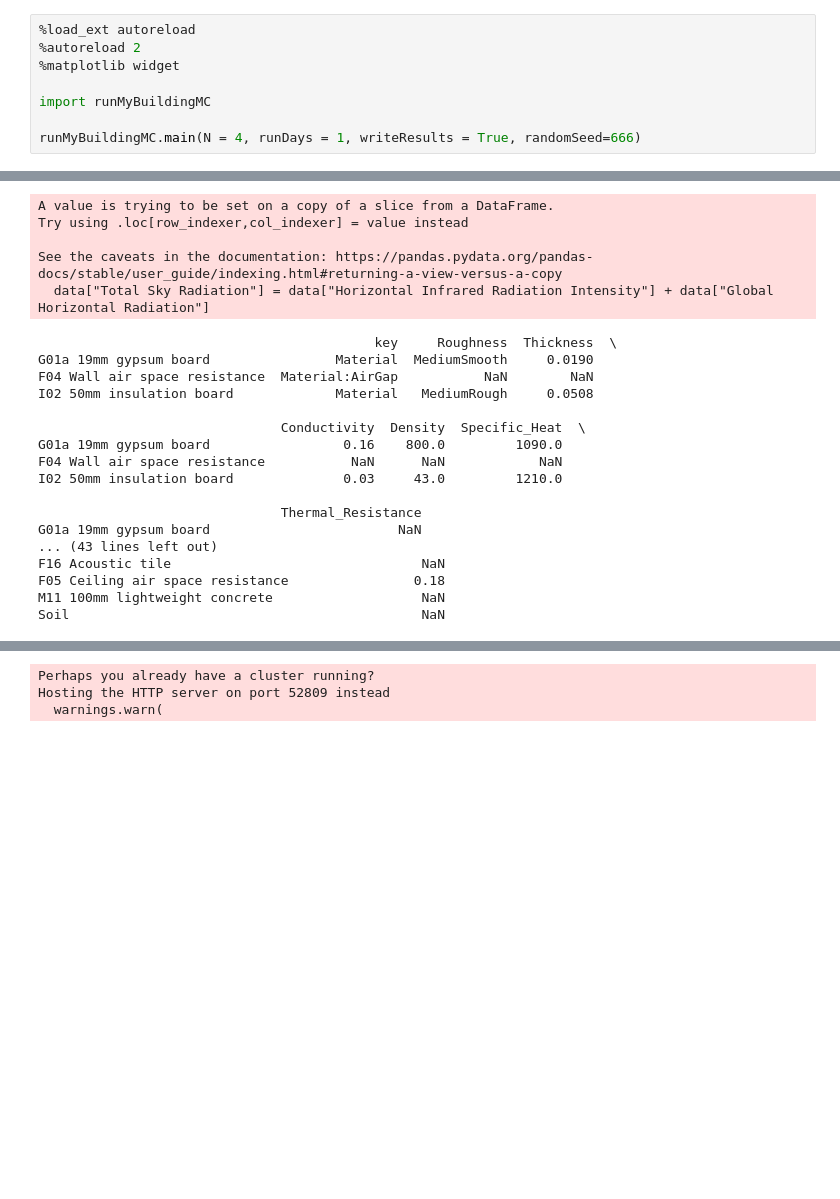
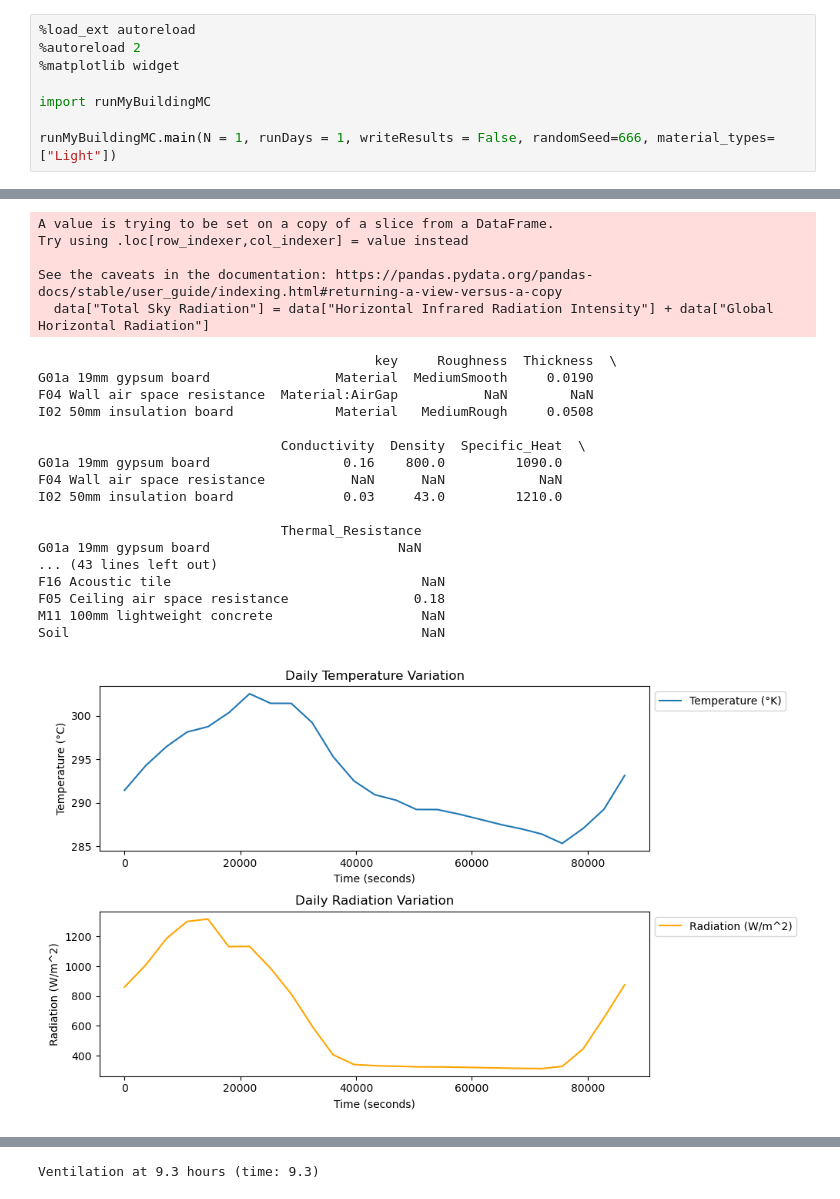
Before and after one commit to nbachand/graphBEM, a Jupyter notebook: runInJupyter.ipynb, the cells around one changed output, grey strips where cells are left out. Drawn from its saved outputs; the diff is of its cells as text; blank space fills up the shorter version.

Commit message:
fixed up graphs and added material options as input

```diff
--- a/runInJupyter.ipynb
+++ b/runInJupyter.ipynb
@@ -5,7 +5,7 @@
 
 import runMyBuildingMC
 
-runMyBuildingMC.main(N = 4, runDays = 1, writeResults = True, randomSeed=666)
+runMyBuildingMC.main(N = 1, runDays = 1, writeResults = False, randomSeed=666, material_types=["Light"])
 # %% [output]
 The autoreload extension is already loaded. To reload it, use:
   %reload_ext autoreload
@@ -21,30 +21,31 @@ Index(['Year', 'Month', 'Day', 'Hour', 'Minute',
        'Zenith Luminance', 'Wind Direction', 'Wind Speed', 'Total Sky Cover',
        'Opaque Sky Cover (used if Horizontal IR Intensity missing)',
        'Visibility', 'Ceiling Height', 'Present Weather Observation',
        'Present Weather Codes', 'Precipitable Water', 'Aerosol Optical Depth',
        'Snow Depth', 'Days Since Last Snowfall', 'Albedo',
        'Liquid Precipitation Depth', 'Liquid Precipitation Quantity'],
       dtype='object')
 {1985, 1986, 1987, 1964, 1966, 1967, 1968, 1971, 1974, 1981}
 A value is trying to be set on a copy of a slice from a DataFrame.
 Try using .loc[row_indexer,col_indexer] = value instead
 
 See the caveats in the documentation: https://pandas.pydata.org/pandas-docs/stable/user_guide/indexing.html#returning-a-view-versus-a-copy
   data["Total Sky Radiation"] = data["Horizontal Infrared Radiation Intensity"] + data["Global Horizontal Radiation"]
                                            key     Roughness  Thickness  \
 G01a 19mm gypsum board                Material  MediumSmooth     0.0190
 F04 Wall air space resistance  Material:AirGap           NaN        NaN
 I02 50mm insulation board             Material   MediumRough     0.0508
 
                                Conductivity  Density  Specific_Heat  \
 G01a 19mm gypsum board                 0.16    800.0         1090.0
 F04 Wall air space resistance           NaN      NaN            NaN
 I02 50mm insulation board              0.03     43.0         1210.0
 
                                Thermal_Resistance
 G01a 19mm gypsum board                        NaN
 ... (43 lines left out)
 F16 Acoustic tile                                NaN
 F05 Ceiling air space resistance                0.18
 M11 100mm lightweight concrete                   NaN
 Soil                                             NaN
+[figure, added]
@@ -51,3 +53 @@ Soil                                             NaN
-Perhaps you already have a cluster running?
-Hosting the HTTP server on port 52809 instead
-  warnings.warn(
+Ventilation at 9.3 hours (time: 9.3)
```
Also changed, not shown: parts of 1 cell of this notebook, 2 other files.
